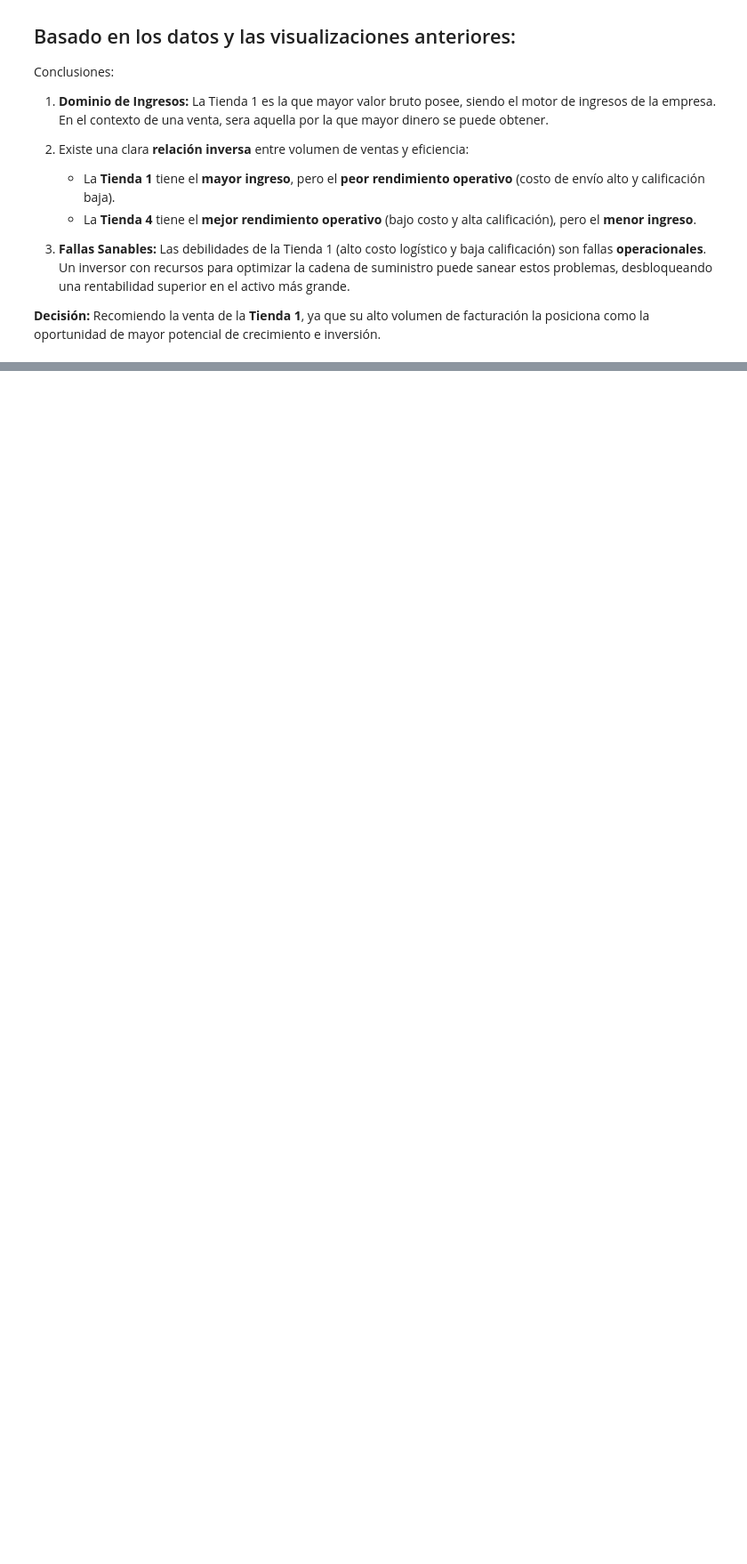
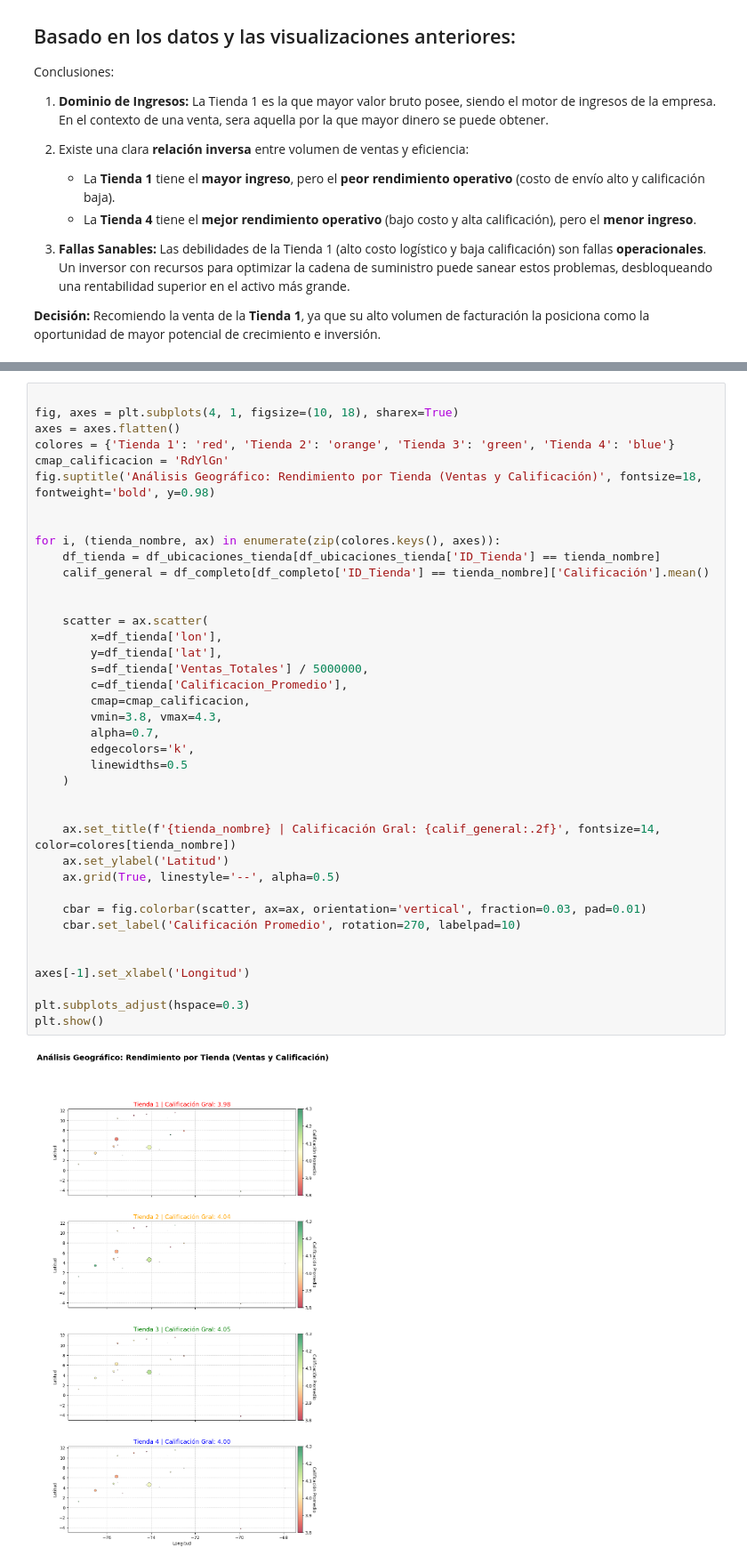
Before and after one commit to TiagoPonti/Alura-Store, a Jupyter notebook: AluraStore/AluraStoreLatam.ipynb, the cells around one changed output, grey strips where cells are left out. Shown at 89% size. Saved outputs shown, nothing was run; the diff lists cells and outputs as text; blank space fills up the shorter version.

```diff
--- a/AluraStore/AluraStoreLatam.ipynb
+++ b/AluraStore/AluraStoreLatam.ipynb
@@ -385,0 +388,41 @@ Conclusiones:
+# %%
+
+fig, axes = plt.subplots(4, 1, figsize=(10, 18), sharex=True)
+axes = axes.flatten()
+colores = {'Tienda 1': 'red', 'Tienda 2': 'orange', 'Tienda 3': 'green', 'Tienda 4': 'blue'}
+cmap_calificacion = 'RdYlGn'
+fig.suptitle('Análisis Geográfico: Rendimiento por Tienda (Ventas y Calificación)', fontsize=18, fontweight='bold', y=0.98)
+
+
+for i, (tienda_nombre, ax) in enumerate(zip(colores.keys(), axes)):
+    df_tienda = df_ubicaciones_tienda[df_ubicaciones_tienda['ID_Tienda'] == tienda_nombre]
+    calif_general = df_completo[df_completo['ID_Tienda'] == tienda_nombre]['Calificación'].mean()
+
+
+    scatter = ax.scatter(
+        x=df_tienda['lon'],
+        y=df_tienda['lat'],
+        s=df_tienda['Ventas_Totales'] / 5000000,
+        c=df_tienda['Calificacion_Promedio'],
+        cmap=cmap_calificacion,
+        vmin=3.8, vmax=4.3,
+        alpha=0.7,
+        edgecolors='k',
+        linewidths=0.5
+    )
+
+
+    ax.set_title(f'{tienda_nombre} | Calificación Gral: {calif_general:.2f}', fontsize=14, color=colores[tienda_nombre])
+    ax.set_ylabel('Latitud')
+    ax.grid(True, linestyle='--', alpha=0.5)
+
+    cbar = fig.colorbar(scatter, ax=ax, orientation='vertical', fraction=0.03, pad=0.01)
+    cbar.set_label('Calificación Promedio', rotation=270, labelpad=10)
+
+
+axes[-1].set_xlabel('Longitud')
+
+plt.subplots_adjust(hspace=0.3)
+plt.show()
+# %% [output]
+[figure, added]
```
Also changed, not shown: parts of 2 cells of this notebook.
